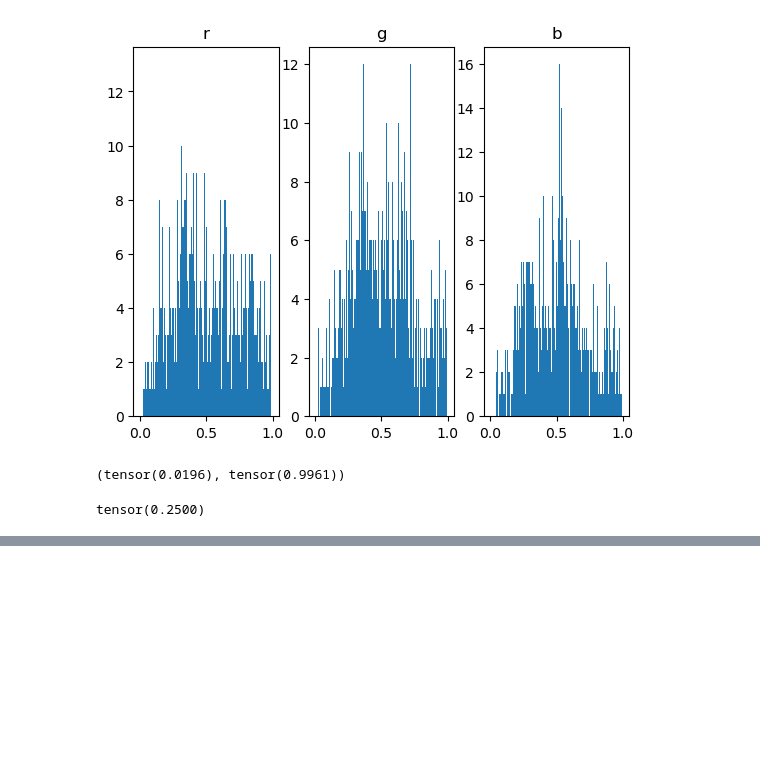
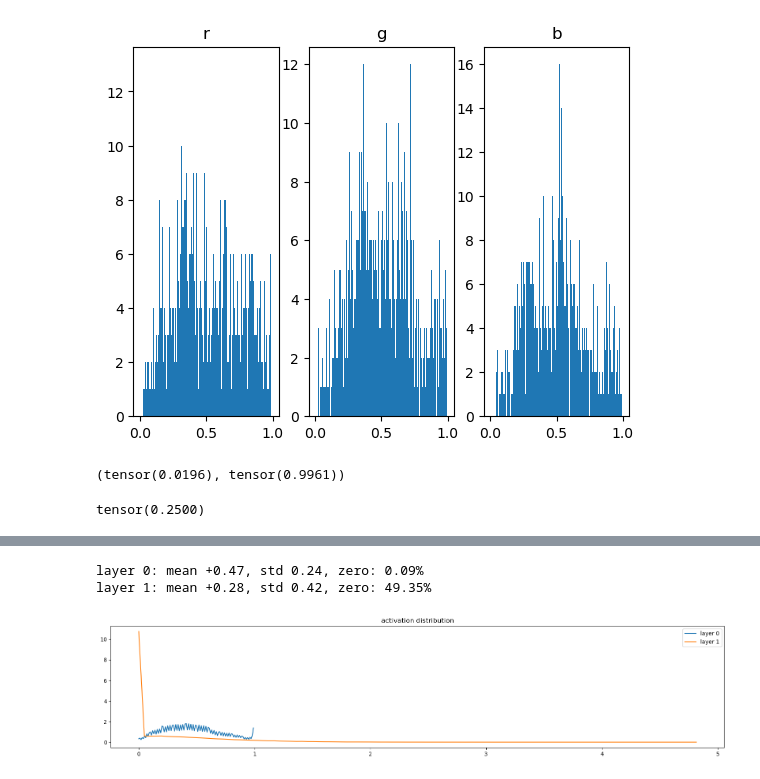
Before and after one commit to stkao05/cs231, a Jupyter notebook: cifar.ipynb, the cells around one changed output, grey strips where cells are left out. Saved outputs shown, nothing was run; the diff lists cells and outputs as text; code cells hidden in the pictures; blank space fills up the shorter version.

```diff
--- a/cifar.ipynb
+++ b/cifar.ipynb
@@ -103,0 +125,33 @@ def eval_split(split, samples=None):
+# %%
+dl = torch.utils.data.DataLoader(train_ds, batch_size=32)
+metrics = []
+lr = 0.001
+epoch = 5
+i = 0
+n = len(dl) * epoch
+
+optimizer = torch.optim.SGD(model.parameters(), 0.005)
+
+for _ in range(epoch):
+    for xb, yb in dl:
+        optimizer.zero_grad()
+
+        logits = model(xb)
+        loss = torch.nn.functional.cross_entropy(logits, yb)
+
+        loss.backward()
+        optimizer.step()
+
+        # for p in params:
+        #     p -= lr * p.grad
+        #     update = lr * p.grad
+        #     # param_scale = torch.linalg.norm(p.ravel())
+        #     # update_scale = torch.linalg.norm(update.ravel())
+        #     # print(update_scale / param_scale)
+
+        i += 1
+        if i % 100 == 0:
+            tr_loss, tr_acc = eval_split("train", model, samples=1000)
+            va_loss, va_acc = eval_split("valid", model, samples=1000)
+            print(f"{i/n:.2f}: {tr_loss:.4f} {tr_acc:.4f} {va_loss:.4f} {va_acc:.4f}")
+            metrics.append((tr_loss, tr_acc, va_loss, va_acc))
@@ -103,0 +236,15 @@ def eval_split(split, samples=None):
+# %%
+plt.figure(figsize=(20, 4))
+legends = []
+for i, t in enumerate(model.h[0:2]):
+    print('layer %d: mean %+.2f, std %.2f, zero: %.2f%%' % (i, t.mean(), t.std(), (t.abs() == 0).float().mean()*100))
+    hy, hx = torch.histogram(t, density=True)
+    plt.plot(hx[:-1].detach(), hy.detach())
+    legends.append(f'layer {i}')
+
+plt.legend(legends);
+plt.title('activation distribution');
+# %% [output]
+layer 0: mean +0.47, std 0.24, zero: 0.09%
+layer 1: mean +0.28, std 0.42, zero: 49.35%
+[figure, added]
```
Also changed, not shown: parts of 22 cells of this notebook.
